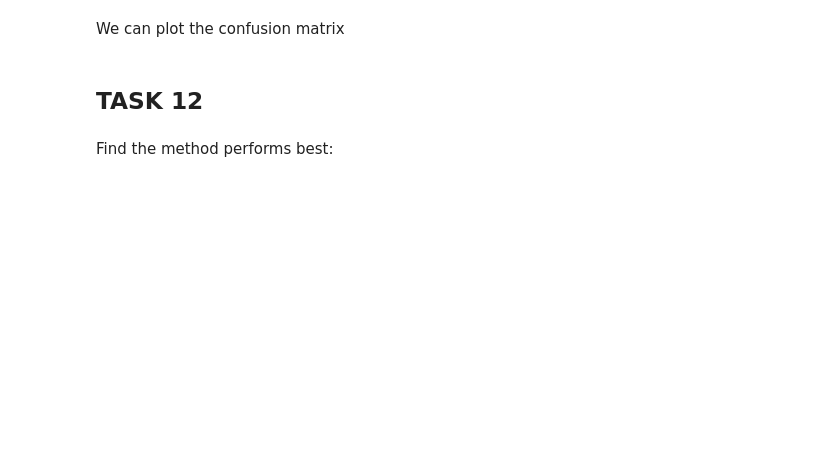
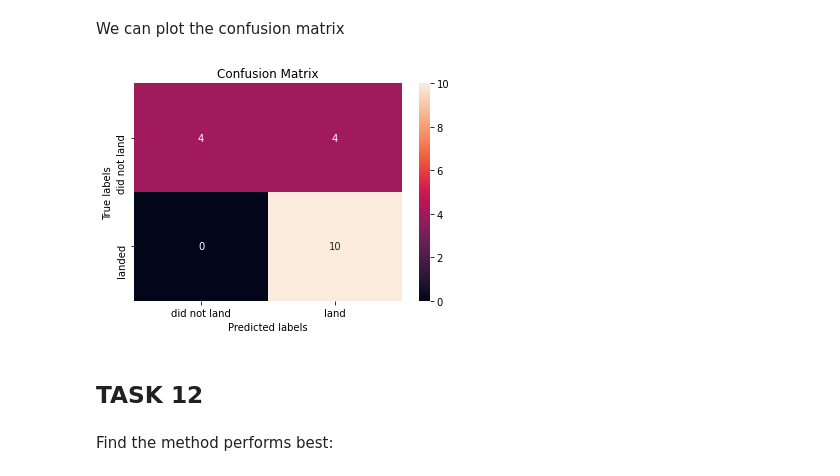
Before and after one commit to wanprabu/dsproject, a Jupyter notebook: Predictive Analysis.ipynb, the cells around one changed output. Drawn from its saved outputs; the diff is of its cells as text; code cells hidden in the pictures; blank space fills up the shorter version.

```diff
--- a/Predictive Analysis.ipynb
+++ b/Predictive Analysis.ipynb
@@ -200,3 +355,10 @@ parameters = {'n_neighbors': [1, 2, 3, 4, 5, 6, 7, 8, 9, 10],
               'p': [1,2]}
 
 KNN = KNeighborsClassifier()
+# %%
+knn_cv = GridSearchCV(estimator=KNN, param_grid= parameters, cv = 10)
+
+# fitting the model for grid search
+knn_cv.fit(X_train, Y_train)
+
+knn_cv
@@ -207,3 +377,13 @@ print("accuracy :",knn_cv.best_score_)
 ## TASK  11
 # %% [markdown]
 Calculate the accuracy of tree_cv on the test data using the method <code>score</code>:
+# %%
+yhat_knn = knn_cv.predict(X_test)
+
+score = knn_cv.score(X_test, Y_test)
+
+from sklearn.metrics import f1_score
+f1_score = f1_score(Y_test, yhat_knn, average='weighted')
+
+accuracy.append({'method': 'KNN', 'score':score, 'f1_score':f1_score})
+accuracy
@@ -211,7 +404,9 @@ Calculate the accuracy of tree_cv on the test data using the method <code>score<
 We can plot the confusion matrix
 # %%
 yhat = knn_cv.predict(X_test)
-plot_confusion_matrix(Y_test,yhat)
+plot_confusion_matrix(Y_test,yhat_knn)
+# %% [output]
+[figure, added]
 # %% [markdown]
 ## TASK  12
 # %% [markdown]
```
Also changed, not shown: parts of 23 cells of this notebook.
